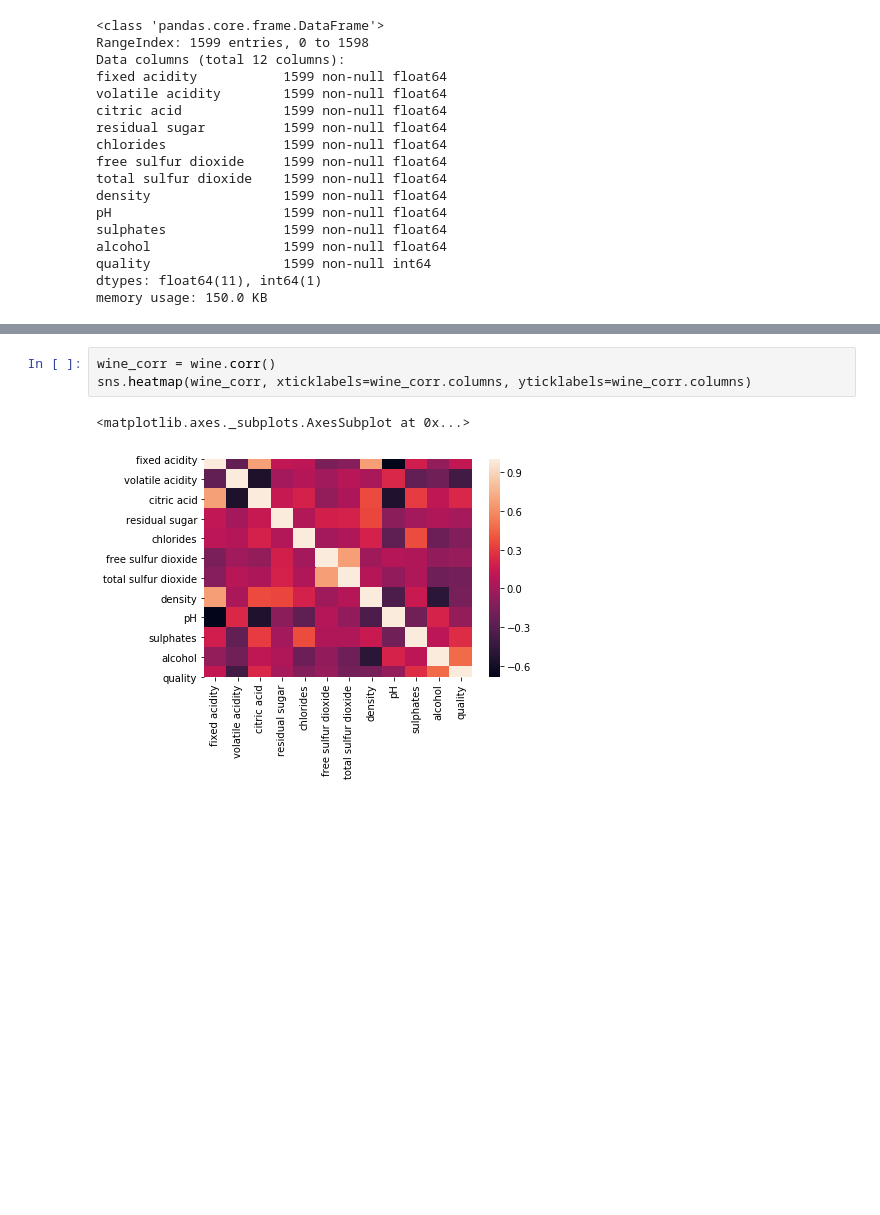
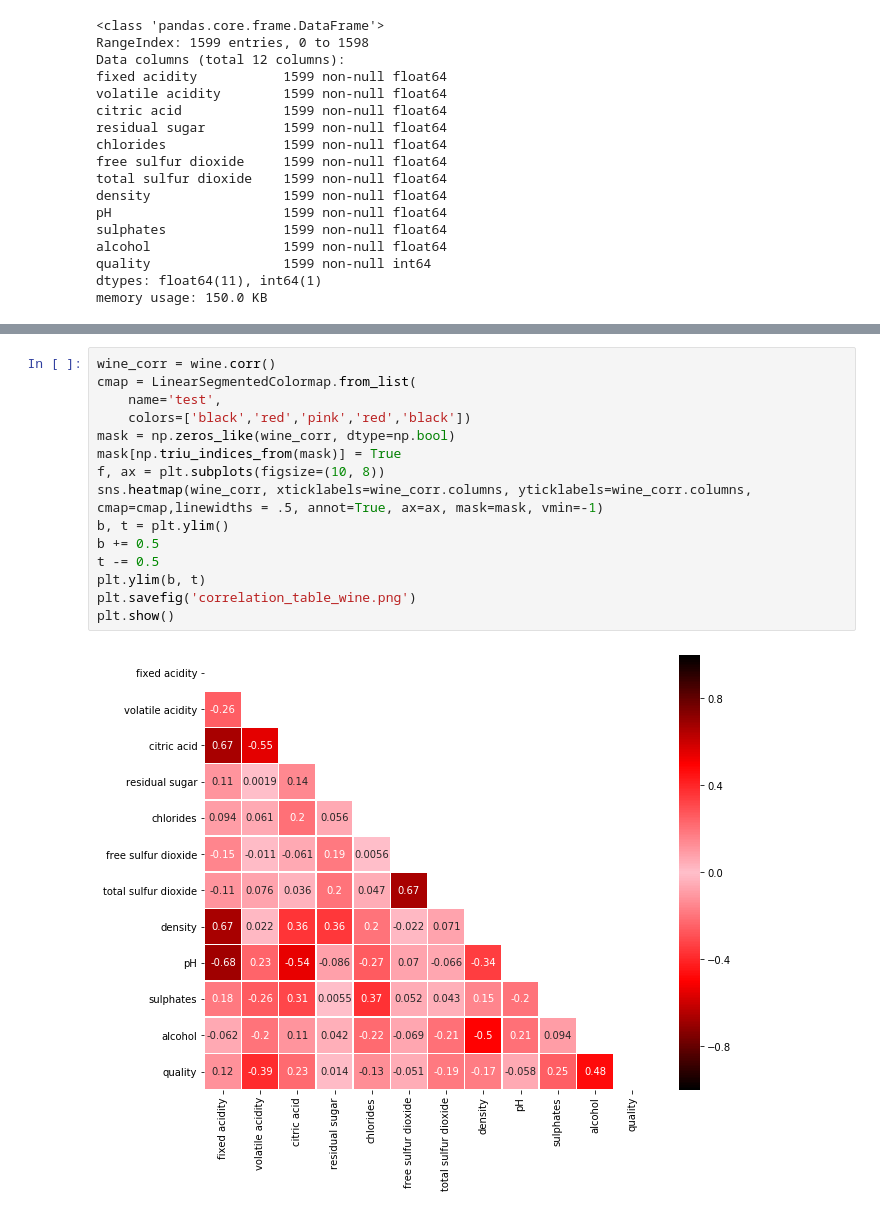
Before and after one commit to alinedebenath/ironhack-datalabs-dataparis0619-pt, a Jupyter notebook: module-3/supervised-learning-project/your-code/my_code.ipynb, the cells around one changed output, grey strips where cells are left out. Drawn from its saved outputs; the diff is of its cells as text; blank space fills up the shorter version.

```diff
--- a/module-3/supervised-learning-project/your-code/my_code.ipynb
+++ b/module-3/supervised-learning-project/your-code/my_code.ipynb
@@ -46,9 +60,20 @@ wine.hist(figsize=(14,12), color="purple")
 plt.show()
 # %% [output]
 [figure]
-# %%
-wine_corr = wine.corr()
-sns.heatmap(wine_corr, xticklabels=wine_corr.columns, yticklabels=wine_corr.columns)
-# %% [output]
-<matplotlib.axes._subplots.AxesSubplot at 0x...>
-[figure, removed]
+# %%
+wine_corr = wine.corr()
+cmap = LinearSegmentedColormap.from_list(
+    name='test',
+    colors=['black','red','pink','red','black'])
+mask = np.zeros_like(wine_corr, dtype=np.bool)
+mask[np.triu_indices_from(mask)] = True
+f, ax = plt.subplots(figsize=(10, 8))
+sns.heatmap(wine_corr, xticklabels=wine_corr.columns, yticklabels=wine_corr.columns, cmap=cmap,linewidths = .5, annot=True, ax=ax, mask=mask, vmin=-1)
+b, t = plt.ylim()
+b += 0.5
+t -= 0.5
+plt.ylim(b, t)
+plt.savefig('correlation_table_wine.png')
+plt.show()
+# %% [output]
+[figure, added]
```
Also changed, not shown: parts of 79 cells of this notebook, 11 other files.
